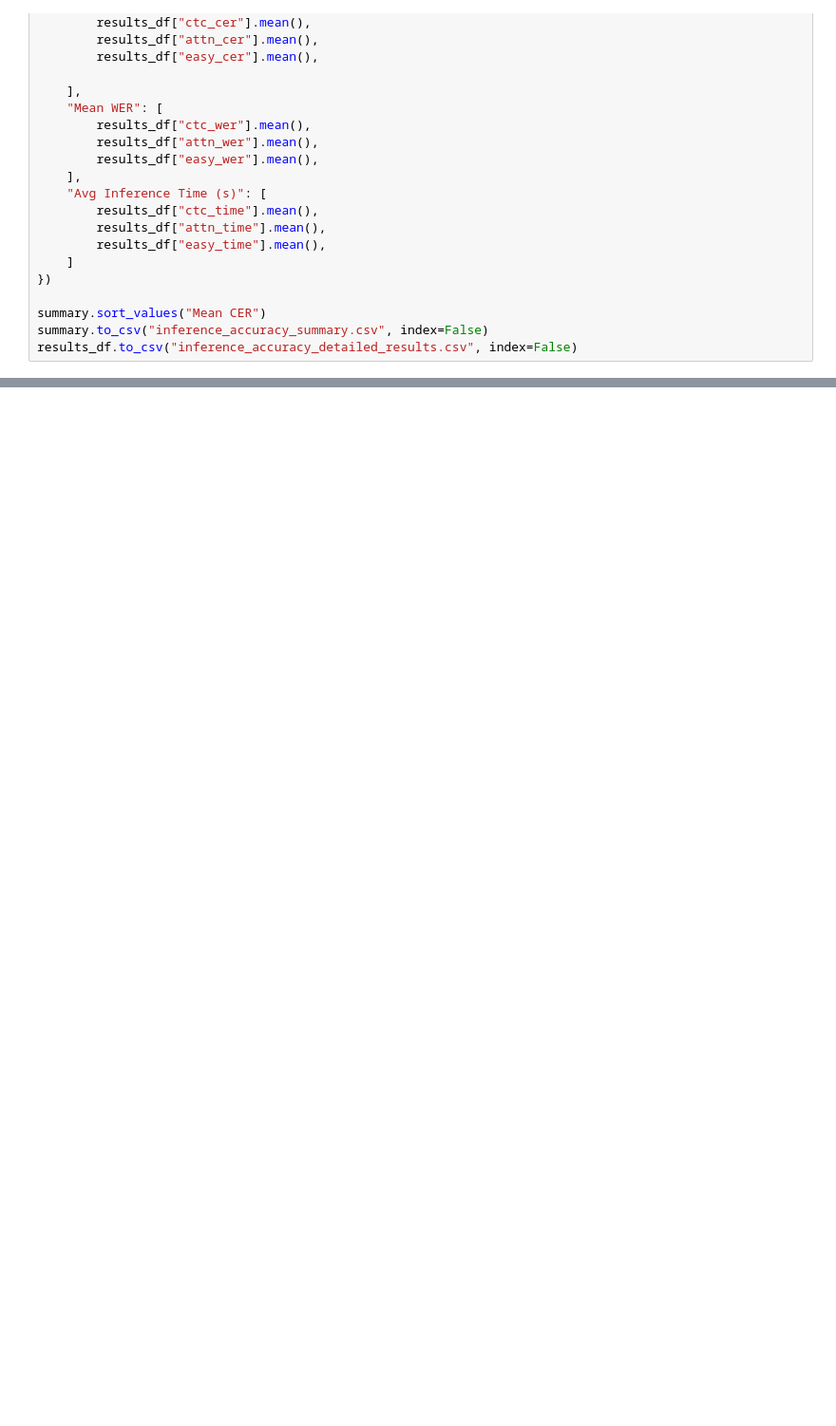
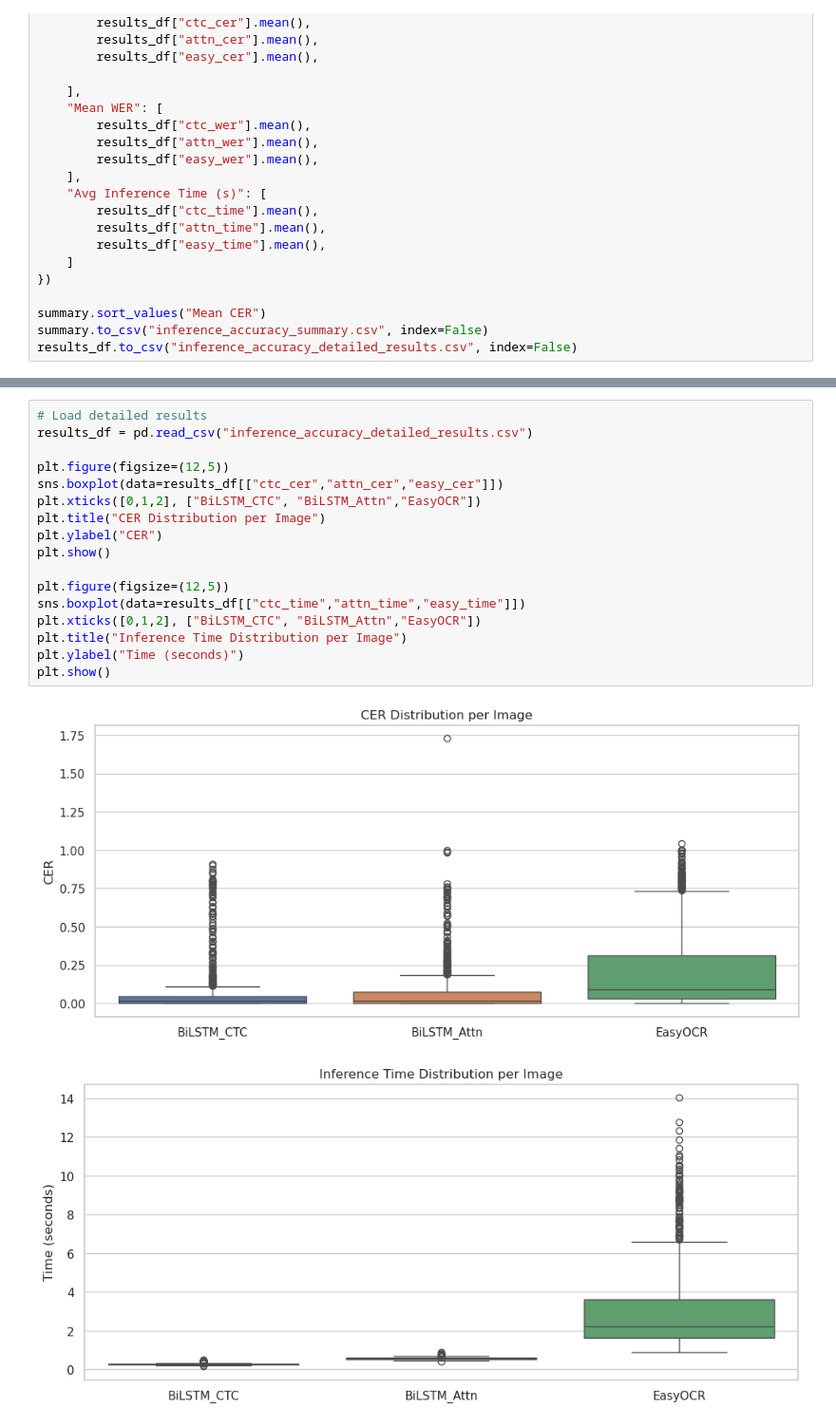
Before and after one commit to nikunjpradhan31/NepaliDevanagariVision, a Jupyter notebook: inference/inference_accuracy_testing.ipynb, the cells around one changed output, grey strips where cells are left out. Shown at 95% size. Drawn from its saved outputs; the diff is of its cells as text; blank space fills up the shorter version.

```diff
--- a/inference/inference_accuracy_testing.ipynb
+++ b/inference/inference_accuracy_testing.ipynb
@@ -592,0 +597,20 @@ results_df.to_csv("inference_accuracy_detailed_results.csv", index=False)
+# %%
+# Load detailed results
+results_df = pd.read_csv("inference_accuracy_detailed_results.csv")
+
+plt.figure(figsize=(12,5))
+sns.boxplot(data=results_df[["ctc_cer","attn_cer","easy_cer"]])
+plt.xticks([0,1,2], ["BiLSTM_CTC", "BiLSTM_Attn","EasyOCR"])
+plt.title("CER Distribution per Image")
+plt.ylabel("CER")
+plt.show()
+
+plt.figure(figsize=(12,5))
+sns.boxplot(data=results_df[["ctc_time","attn_time","easy_time"]])
+plt.xticks([0,1,2], ["BiLSTM_CTC", "BiLSTM_Attn","EasyOCR"])
+plt.title("Inference Time Distribution per Image")
+plt.ylabel("Time (seconds)")
+plt.show()
+# %% [output]
+[figure, added]
+[figure, added]
```
Also changed, not shown: parts of 5 cells of this notebook, 6 other files.
